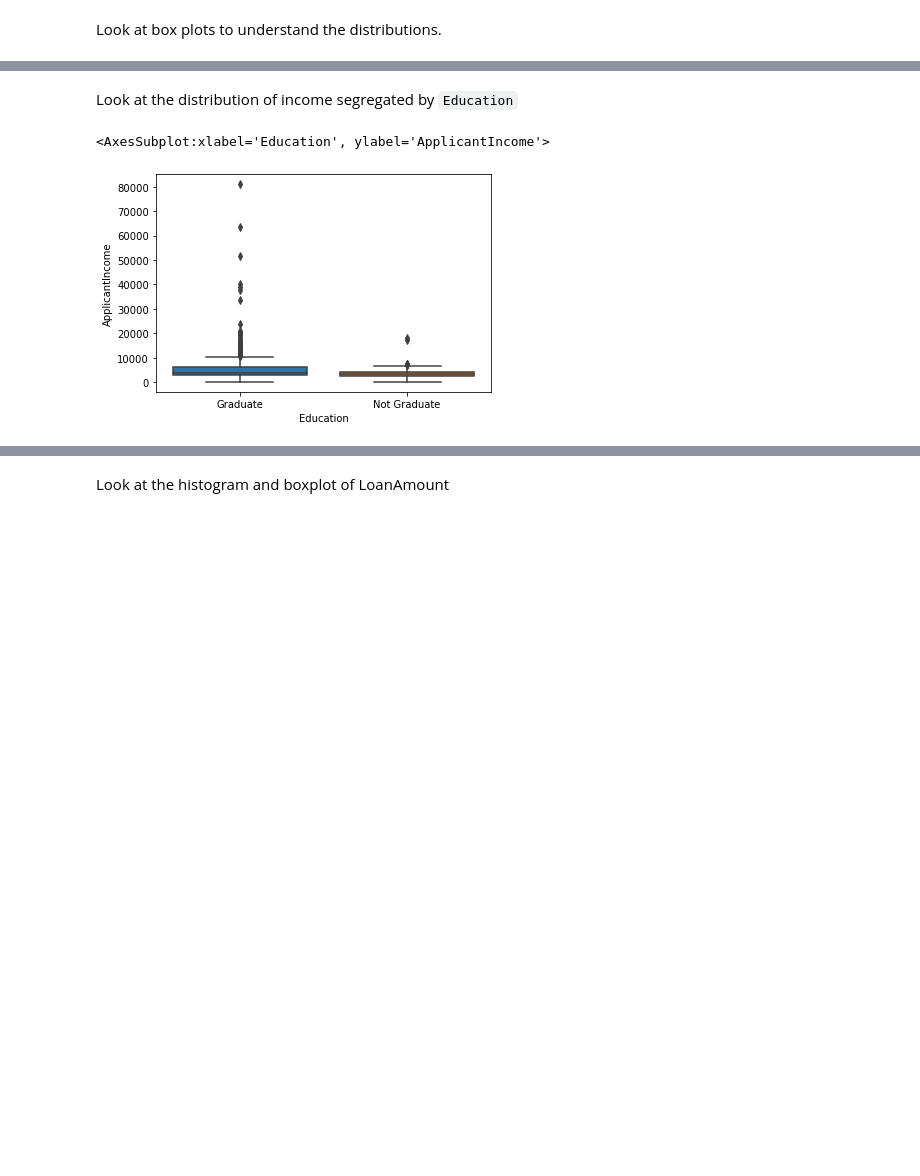
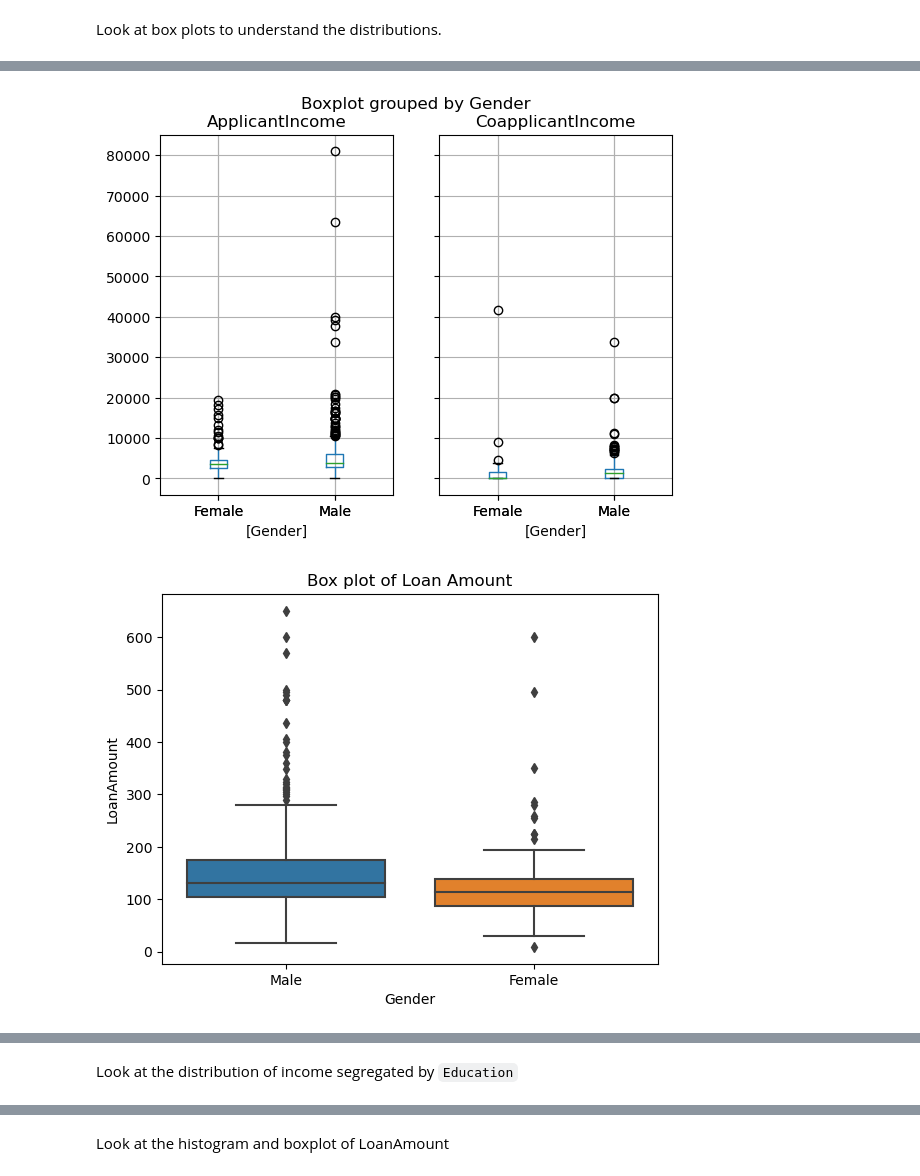
Before and after one commit to jaimin6535/Deployment, a Jupyter notebook: notebooks/instructions.ipynb, the cells around one changed output, grey strips where cells are left out. Saved outputs shown, nothing was run; the diff lists cells and outputs as text; code cells hidden in the pictures; blank space fills up the shorter version.

```diff
--- a/notebooks/instructions.ipynb
+++ b/notebooks/instructions.ipynb
@@ -216,0 +192,16 @@ sns.boxplot(x="ApplicantIncome", data=df)
+# %%
+# Plot box plot of Applicant and Coapplicant Income
+df.boxplot(column= ['ApplicantIncome', 'CoapplicantIncome'], by = ['Gender'])
+plt.show()
+
+# Plot box plot of LoanAmount
+sns.boxplot(x = df['Gender'], y = df['LoanAmount'])
+plt.title('Box plot of Loan Amount')
+plt.show()
+
+# Plot box plot of Applicant Income, Coapplicant Income and Loan Amount
+df.boxplot(column = ['ApplicantIncome', 'CoapplicantIncome', 'LoanAmount'], by = ['Gender'])
+plt.show()
+# %% [output]
+[figure, added]
+[figure, added]
@@ -217,7 +209,2 @@ sns.boxplot(x="ApplicantIncome", data=df)
 # %% [markdown]
 Look at the distribution of income segregated  by `Education`
-# %%
-sns.boxplot(x="Education", y="ApplicantIncome", data=df)
-# %% [output]
-<AxesSubplot:xlabel='Education', ylabel='ApplicantIncome'>
-[figure, removed]
```
Also changed, not shown: parts of 104 cells of this notebook, 5 other files.
